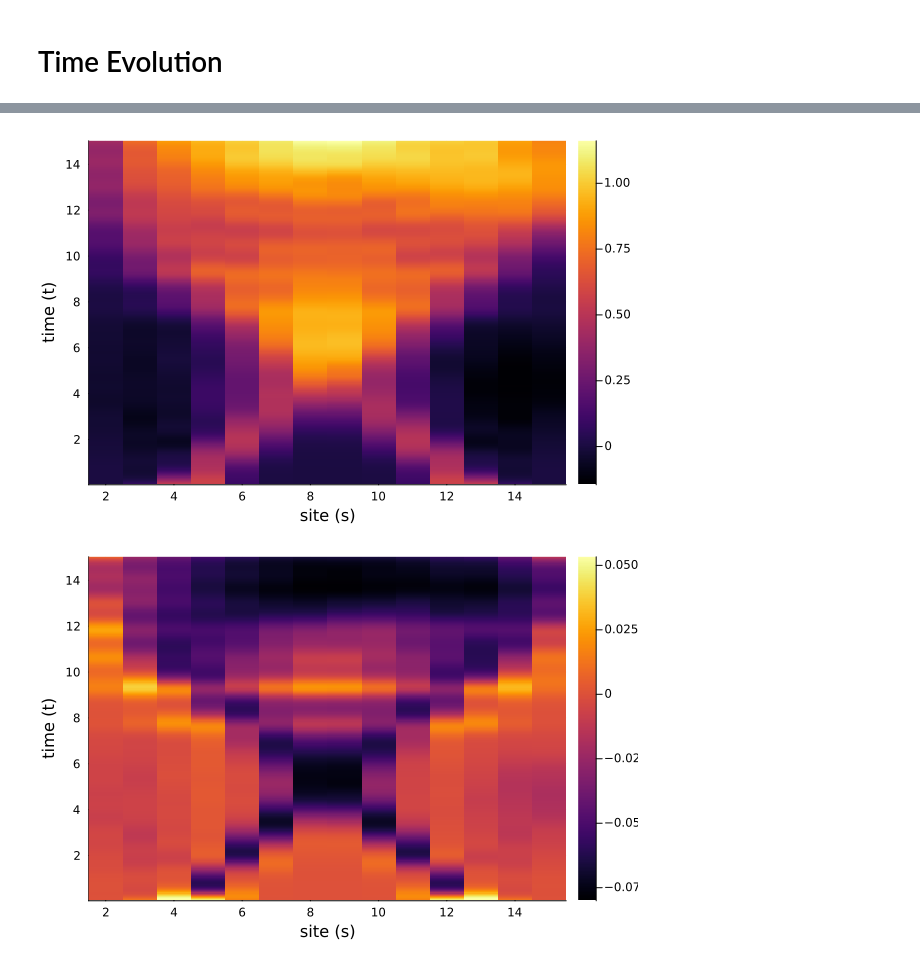
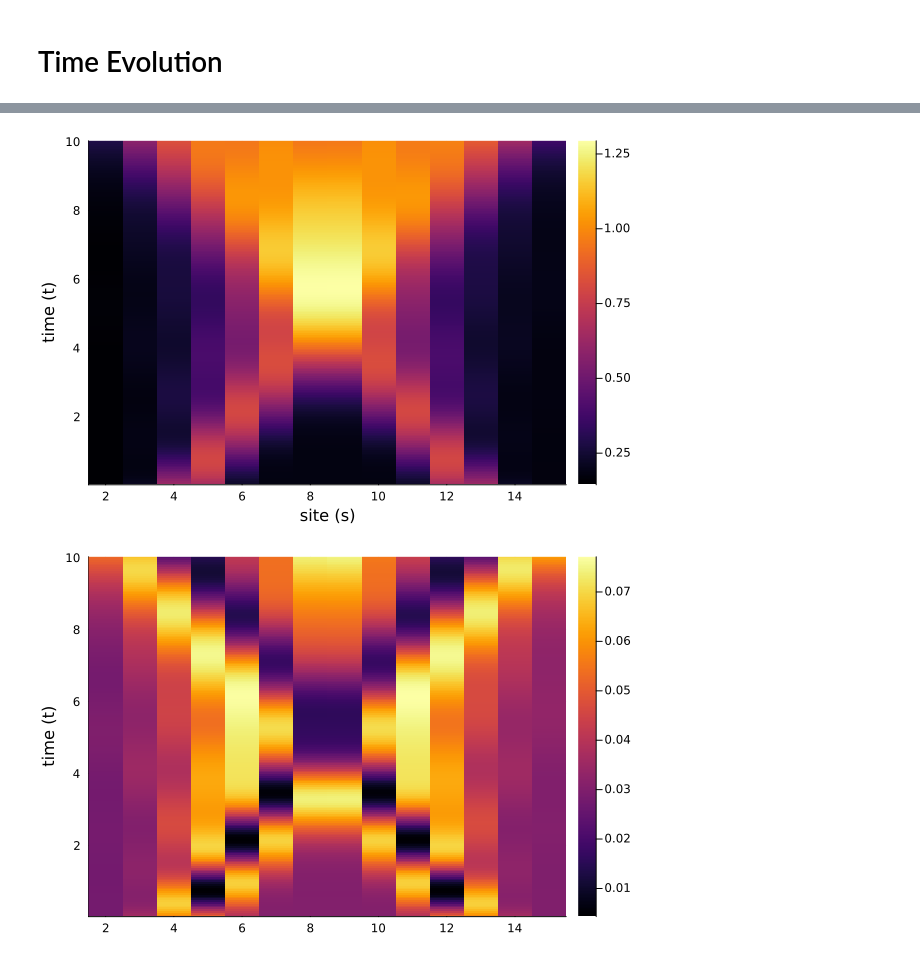
Before and after one commit to masaduzz1/Gross-Neveu-scattering-v2, a Jupyter notebook: MH Codes/ising-tebd.ipynb, the cells around one changed output, grey strips where cells are left out. Saved outputs shown, nothing was run; the diff lists cells and outputs as text; code cells hidden in the pictures.

```diff
--- a/MH Codes/ising-tebd.ipynb
+++ b/MH Codes/ising-tebd.ipynb
@@ -557,7 +283,7 @@ plot(bar(sites, occs; label="TEBD"), xlabel="site (s)", ylabel="Occupation Numbe
 # %%
 # Make Time-Evolution Gates
 tau = 0.05
-N_t = 300
+N_t = 200
 # g = 0.1
 
 gates = ITensor[]
@@ -655,14 +381,14 @@ heatmap(1:N_s, 0:tau:(N_t*tau), occs_mat, xlabel="site (s)", ylabel="time (t)")
 # %%
-EEs_mat = stack(EEs, dims=1) - stack(EEs_vac, dims=1)
+EEs_mat = stack(EEs, dims=1)
 heatmap(2:N_s-1, tau:tau:(N_t*tau), EEs_mat[2:end,:], xlabel="site (s)", ylabel="time (t)")
 # %% [output]
-[figure, old version]
+[figure, new version]
 # %%
-afs_mat = stack(afs, dims=1) - stack(afs_vac, dims=1)
+afs_mat = stack(afs, dims=1)
 # afs_mat = stack(afs, dims=1) .- stack(gs_af, dims=1)'
-heatmap(2:N_s-1, tau:tau:(N_t*tau), afs_mat[2:end,:], xlabel="site (s)", ylabel="time (t)")
+heatmap(2:N_s-1, tau:tau:(N_t*tau), afs_mat[2:end,:], xlabel="", ylabel="time (t)")
 # %% [output]
-[figure, old version]
+[figure, new version]
 # %%
 title = "Data/"
 title *= "ising-exact-occs-N_s" * string(N_s)
```
Also changed, not shown: parts of 15 cells of this notebook.
